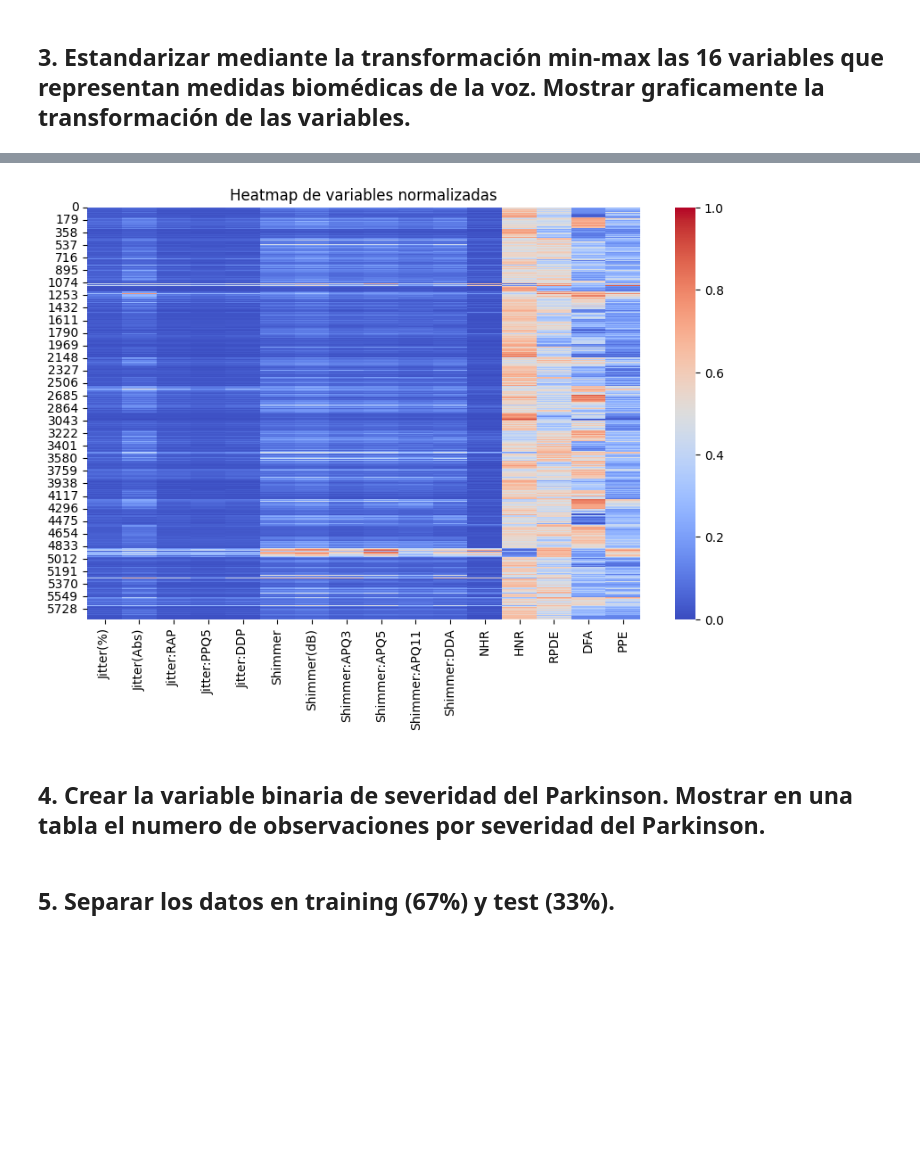
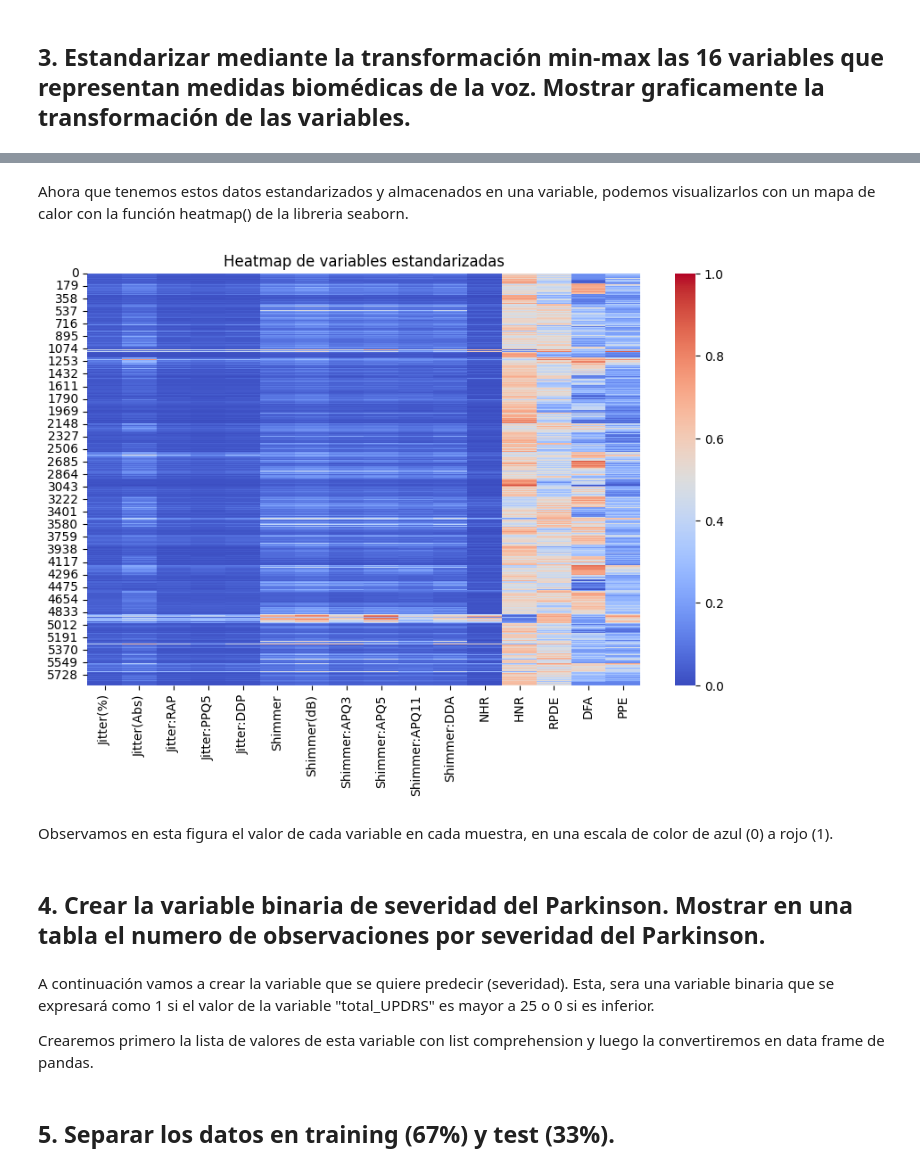
Before and after one commit to gasparfj/NeuronalNetwork_ParkinsonSeverity_Prediction, a Jupyter notebook: PAC2_GFJ.ipynb, the cells around one changed output, grey strips where cells are left out. Drawn from its saved outputs; the diff is of its cells as text; code cells hidden in the pictures; blank space fills up the shorter version.

```diff
--- a/PAC2_GFJ.ipynb
+++ b/PAC2_GFJ.ipynb
@@ -44,16 +59,24 @@ voice_data_norm = scaler.fit_transform(voice_data) # Normalizar los datos
 # Convertir a DataFrame
 column_names = data.columns[6:]
 voice_data_norm = pd.DataFrame(voice_data_norm, columns=column_names)
+# %% [markdown]
+Ahora que tenemos estos datos estandarizados y almacenados en una variable, podemos visualizarlos con un mapa de calor con la función heatmap() de la libreria seaborn.
 # %%
 plt.figure(figsize=(10,6)) # Crear figura
 
 sns.heatmap(voice_data_norm, cmap="coolwarm")  # Heatmap
-plt.title("Heatmap de variables normalizadas") # Titulo
+plt.title("Heatmap de variables estandarizadas") # Titulo
 plt.show()                                     # Dibujar figura
 # %% [output]
-[figure, old version]
+[figure, new version]
+# %% [markdown]
+Observamos en esta figura el valor de cada variable en cada muestra, en una escala de color de azul (0) a rojo (1).
 # %% [markdown]
 ## 4. Crear la variable binaria de severidad del Parkinson. Mostrar en una tabla el numero de observaciones por severidad del Parkinson.
+# %% [markdown]
+A continuación vamos a crear la variable que se quiere predecir (severidad). Esta, sera una variable binaria que se expresará como 1 si el valor de la variable "total_UPDRS" es mayor a 25 o 0 si es inferior.
+
+Crearemos primero la lista de valores de esta variable con list comprehension y luego la convertiremos en data frame de pandas.
 # %%
 # Crear la variable severidad (1 si hay severidad, 0 si no)
 severidad = [1 if i > 25 else 0 for i in data['total_UPDRS']]
```
Also changed, not shown: parts of 21 cells of this notebook.
